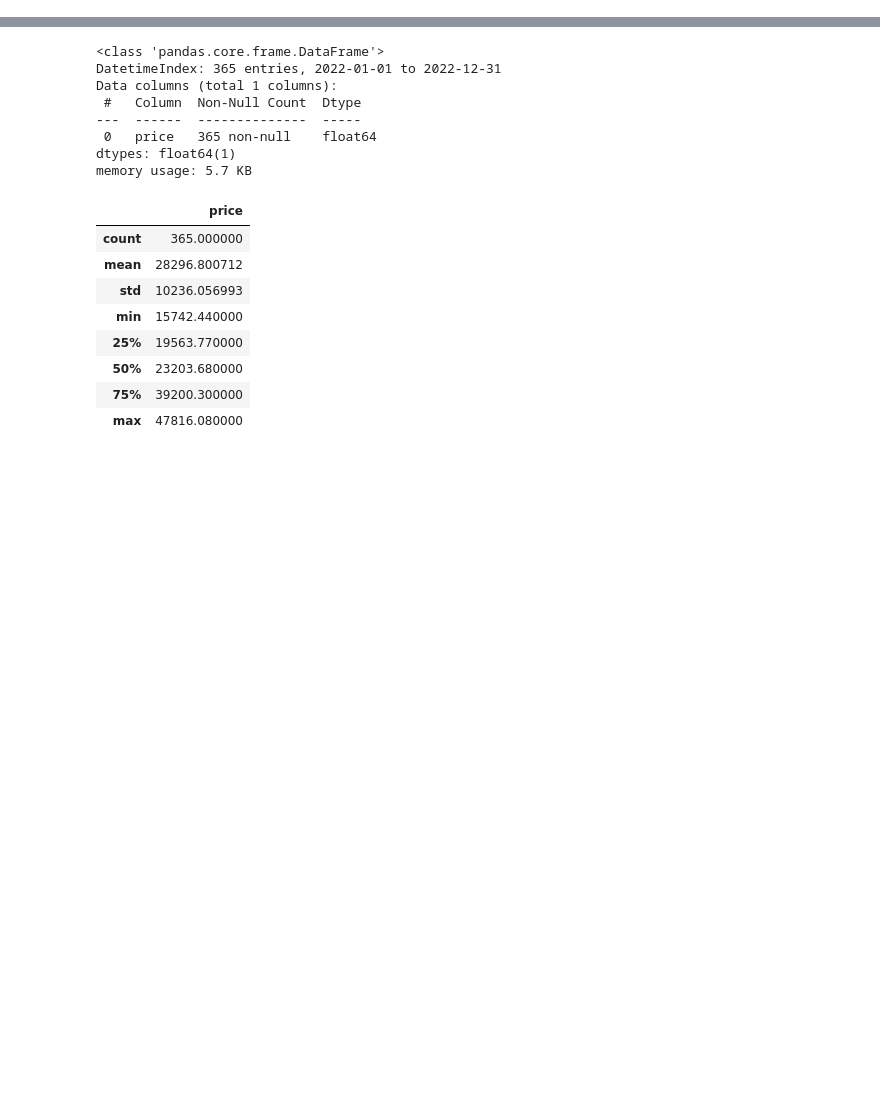
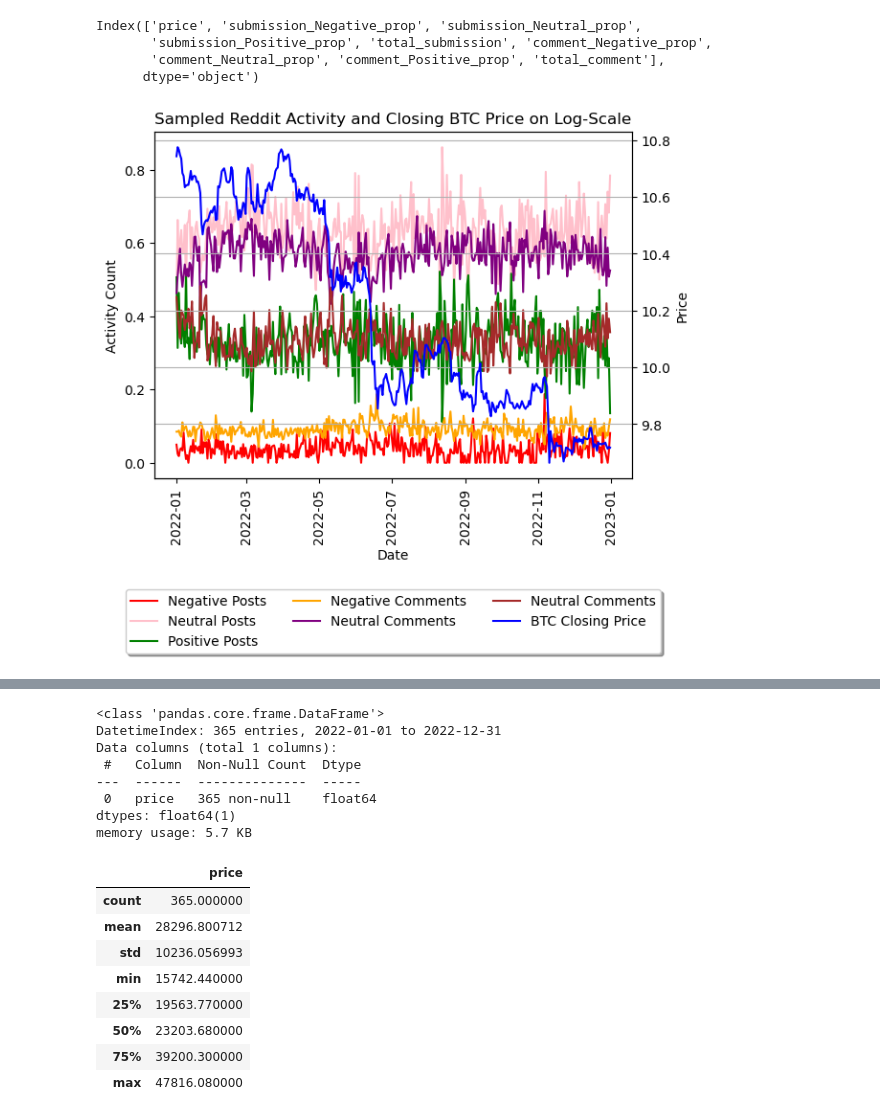
Before and after one commit to niks16/MasterThesis, a Jupyter notebook: data_analysis.ipynb, the cells around one changed output, grey strips where cells are left out. Drawn from its saved outputs; the diff is of its cells as text; code cells hidden in the pictures; blank space fills up the shorter version.

```diff
--- a/data_analysis.ipynb
+++ b/data_analysis.ipynb
@@ -11,0 +19,7 @@ list_subs = ['bitcoin','bitcoinbeginners','bitcoinmarkets','bitcoinmining','btc'
+# %%
+for filetype in ['submission','comment']:
+    df = pd.read_csv(f"Data/Time_Series/{crypto}/{model}_{filetype}_sentiment.csv",index_col='posted_on',parse_dates=['posted_on'])
+    # df['value'] = round((df.iloc[:,0]/df.iloc[:,1])*100,2)
+    for col in df.columns[:3]:
+        ts_prices[f"{filetype}_{col}_prop"] = df[col]/df['total_posts']
+    ts_prices[f"total_{filetype}"] = df['total_posts']
@@ -11,0 +68,65 @@ list_subs = ['bitcoin','bitcoinbeginners','bitcoinmarkets','bitcoinmining','btc'
+# %%
+ts_prices.columns
+# %% [output]
+Index(['price', 'submission_Negative_prop', 'submission_Neutral_prop',
+       'submission_Positive_prop', 'total_submission', 'comment_Negative_prop',
+       'comment_Neutral_prop', 'comment_Positive_prop', 'total_comment'],
+      dtype='object')
+# %%
+import numpy as np
+import matplotlib.pyplot as plt
+import matplotlib.dates as mdates
+import datetime as dt
+
+
+data1 = np.log(ts_prices['price'])
+data2 = ts_prices['submission_Negative_prop']
+data3 = ts_prices['submission_Neutral_prop']
+data4 = ts_prices['submission_Positive_prop']
+data5 = ts_prices['comment_Negative_prop']
+data6 = ts_prices['comment_Neutral_prop']
+data7 = ts_prices['comment_Positive_prop']
+
+fig, ax1 = plt.subplots()
+
+color = 'red'
+ax1.set_xlabel('date')
+ax1.set_ylabel('Activity Count', color='black')
+ax1.plot(ts_prices.index, data2, color=color, label='Negative Posts')
+ax1.tick_params(axis='y', labelcolor='black')
+
+color = 'pink'
+ax1.plot(ts_prices.index, data3, color=color, label='Neutral Posts')
+
+color = 'green'
+ax1.plot(ts_prices.index, data4, color=color, label='Positive Posts')
+
+color = 'orange'
+ax1.plot(ts_prices.index, data5, color=color, label='Negative Comments')
+
+color = 'purple'
+ax1.plot(ts_prices.index, data6, color=color, label='Neutral Comments')
+
+color = 'brown'
+ax1.plot(ts_prices.index, data7, color=color, label='Neutral Comments')
+
+ax2 = ax1.twinx()  # instantiate a second axes that shares the same x-axis
+
+color = 'blue'
+ax2.set_ylabel('Price', color='black')  # we already handled the x-label with ax1
+ax2.plot(ts_prices.index, data1, color=color, label='BTC Closing Price')
+ax2.tick_params(axis='y', labelcolor='black')
+ax1.tick_params(axis='x', labelrotation=90)
+
+fig.tight_layout()  # otherwise the right y-label is slightly clipped
+lines1, labels1 = ax1.get_legend_handles_labels()
+lines2, labels2 = ax2.get_legend_handles_labels()
+ax1.legend(lines1 + lines2, labels1 + labels2, loc='upper center', bbox_to_anchor=(0.5, -0.3), fancybox=True, shadow=True, ncol=3)
+ax1.set_xlabel('Date', color='black')
+
+plt.title('Sampled Reddit Activity and Closing BTC Price on Log-Scale')
+# plt.xticks(ts_pos_sub.index)
+plt.grid()
+plt.show()
+# %% [output]
+[figure, added]
```
Also changed, not shown: parts of 9 cells of this notebook, 7 other files.
